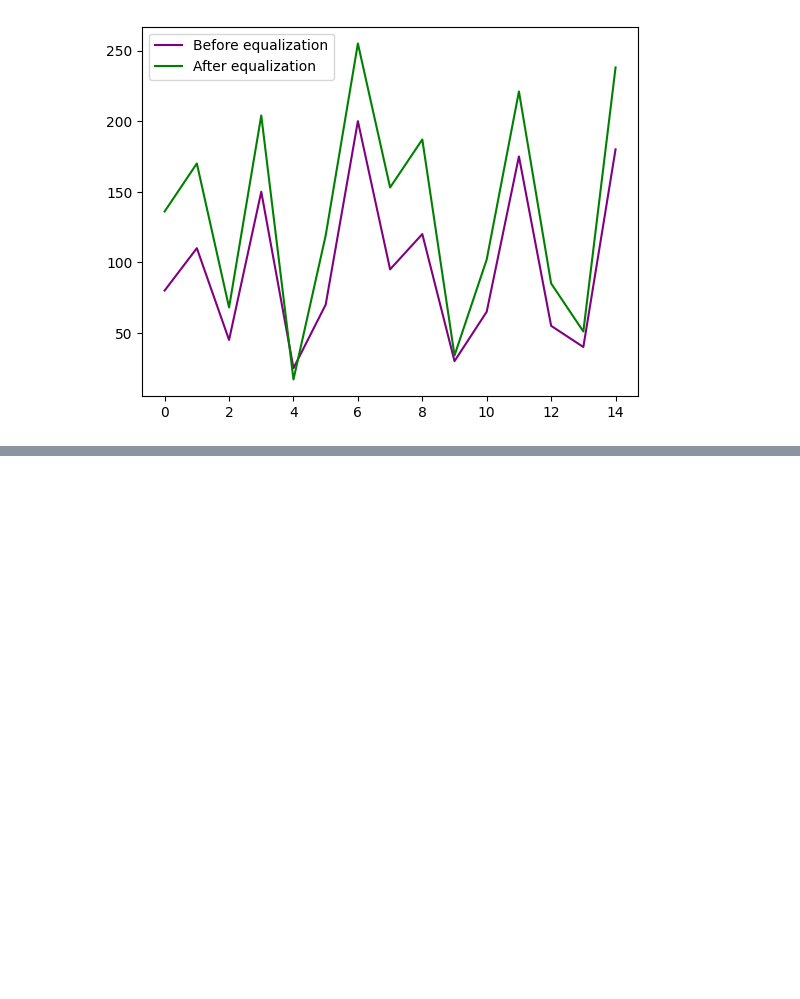
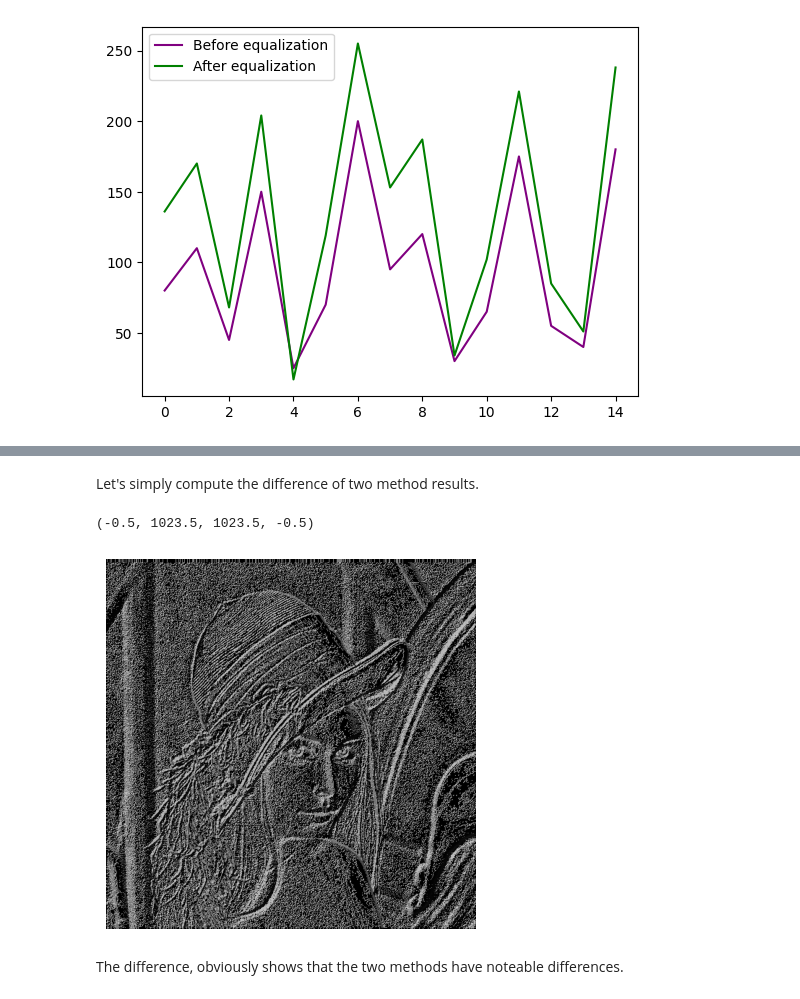
Before and after one commit to majiddrn/ComputerVisionCourse, a Jupyter notebook: HW1 - Image Processing/HW1-9822762040.ipynb, the cells around one changed output, grey strips where cells are left out. Saved outputs shown, nothing was run; the diff lists cells and outputs as text; code cells hidden in the pictures; blank space fills up the shorter version.

```diff
--- a/HW1 - Image Processing/HW1-9822762040.ipynb
+++ b/HW1 - Image Processing/HW1-9822762040.ipynb
@@ -332,0 +428,10 @@ plt.legend(loc='upper left')
+# %% [markdown]
+Let's simply compute the difference of two method results.
+# %%
+plt.imshow(lena_upsampled2_replication - lena_upsampled2_bilinear, cmap='gray')
+plt.axis("off")
+# %% [output]
+(-0.5, 1023.5, 1023.5, -0.5)
+[figure, added]
+# %% [markdown]
+The difference, obviously shows that the two methods have noteable differences.
```
Also changed, not shown: parts of 24 cells of this notebook, 2 other files.
